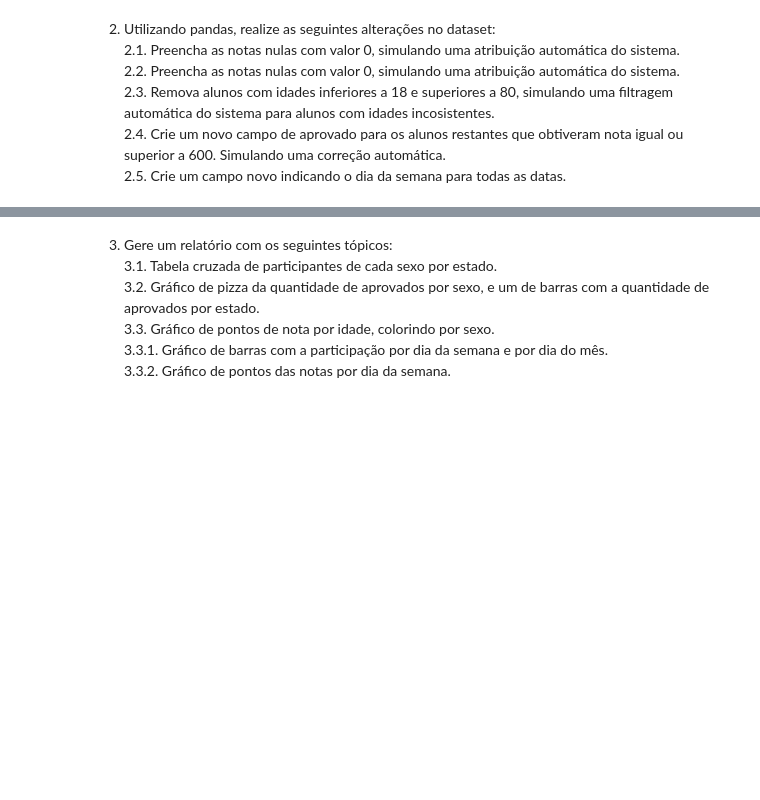
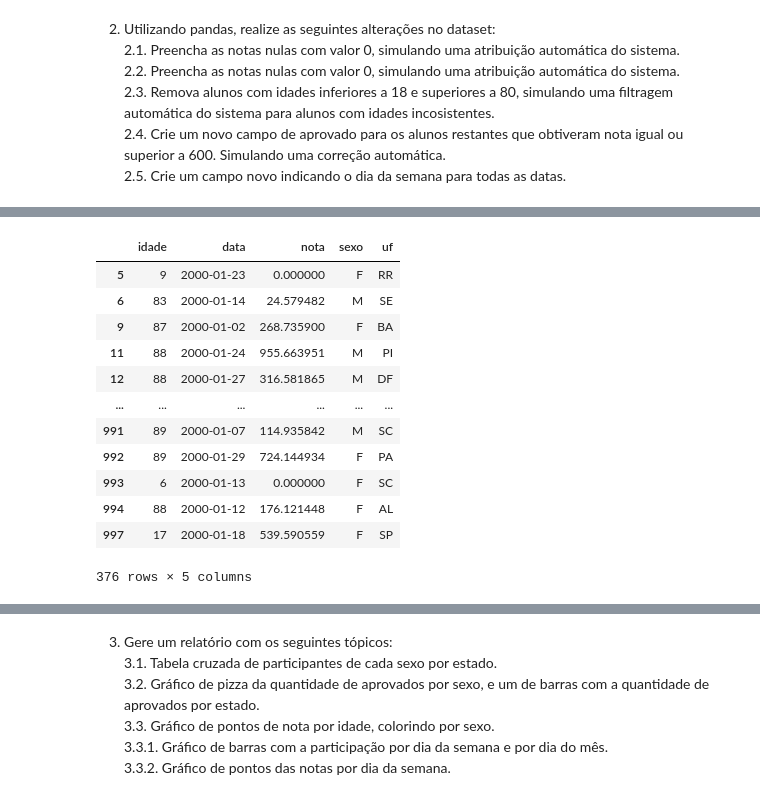
Before and after one commit to francfelipe/python-fundamentos, a Jupyter notebook: plumbers/python-exercicios-pandas-resolvido.ipynb, the cells around one changed output, grey strips where cells are left out. Cells and saved outputs as stored; diff of their text form; code cells hidden in the pictures; blank space fills up the shorter version.

```diff
--- a/plumbers/python-exercicios-pandas-resolvido.ipynb
+++ b/plumbers/python-exercicios-pandas-resolvido.ipynb
@@ -61,3 +62,8 @@ memory usage: 39.2+ KB
 2.3. Remova alunos com idades inferiores a 18 e superiores a 80, simulando uma filtragem automática do sistema para alunos com idades incosistentes.<br>
 2.4. Crie um novo campo de aprovado para os alunos restantes que obtiveram nota igual ou superior a 600. Simulando uma correção automática.<br>
 2.5. Crie um campo novo indicando o dia da semana para todas as datas.<br>
+# %%
+# 2.1. Preencha as notas nulas com valor 0, simulando uma atribuição automática do sistema.
+ausentes = df.sample(frac=0.2, random_state=seed).index
+df.loc[ausentes, 'nota'] = np.nan # ou None
+df.tail(10)
@@ -63,0 +135,16 @@ memory usage: 39.2+ KB
+# %%
+df[mask_wrong_age] # filtro das pessoas abaixo de 18 e acima de 80
+# %% [output]
+|  | idade | data | nota | sexo | uf |
+| 5 | 9 | 2000-01-23 | 0.000000 | F | RR |
+| 6 | 83 | 2000-01-14 | 24.579482 | M | SE |
+| 9 | 87 | 2000-01-02 | 268.735900 | F | BA |
+| 11 | 88 | 2000-01-24 | 955.663951 | M | PI |
+| 12 | 88 | 2000-01-27 | 316.581865 | M | DF |
+| ... | ... | ... | ... | ... | ... |
+| 991 | 89 | 2000-01-07 | 114.935842 | M | SC |
+| 992 | 89 | 2000-01-29 | 724.144934 | F | PA |
+| 993 | 6 | 2000-01-13 | 0.000000 | F | SC |
+| 994 | 88 | 2000-01-12 | 176.121448 | F | AL |
+| 997 | 17 | 2000-01-18 | 539.590559 | F | SP |
+376 rows × 5 columns
```
Also changed, not shown: parts of 13 cells of this notebook.
